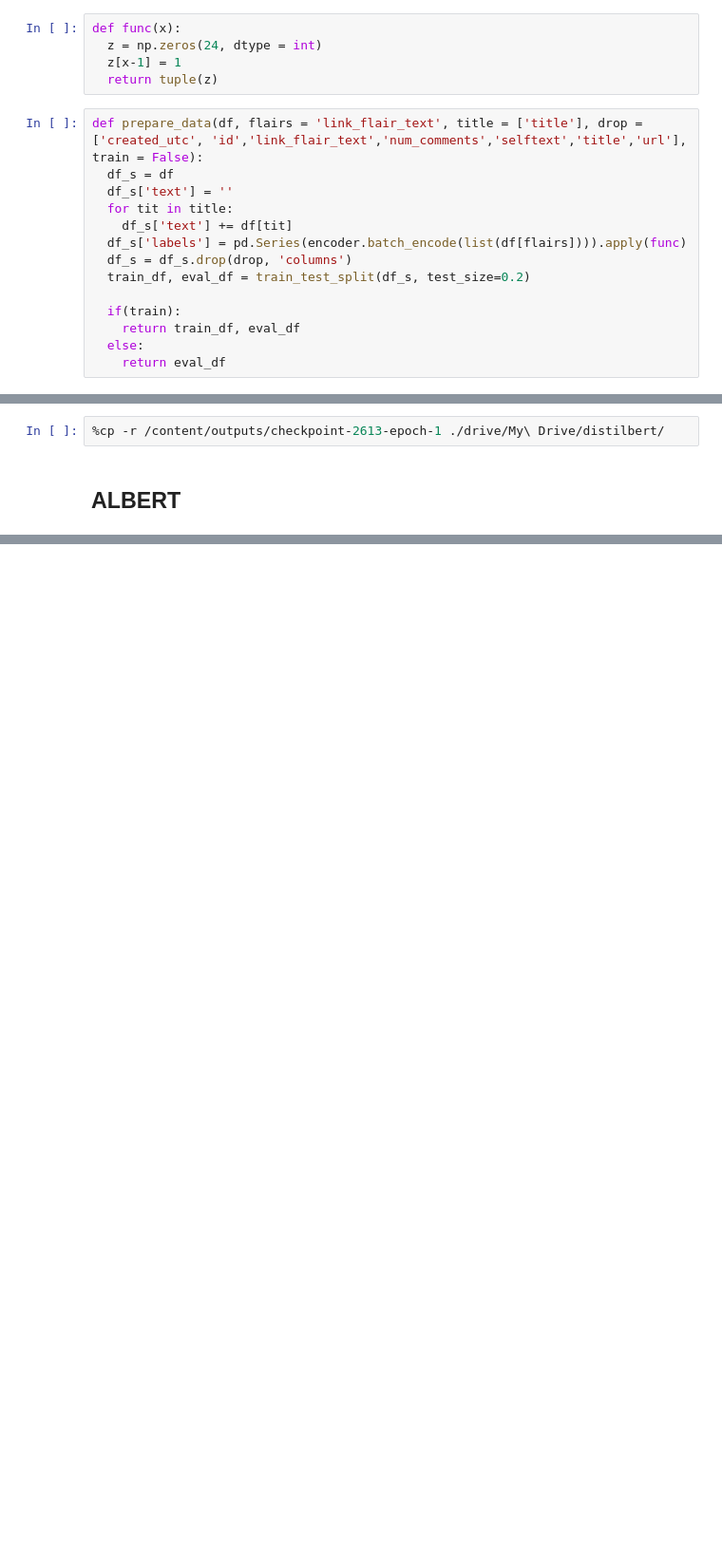
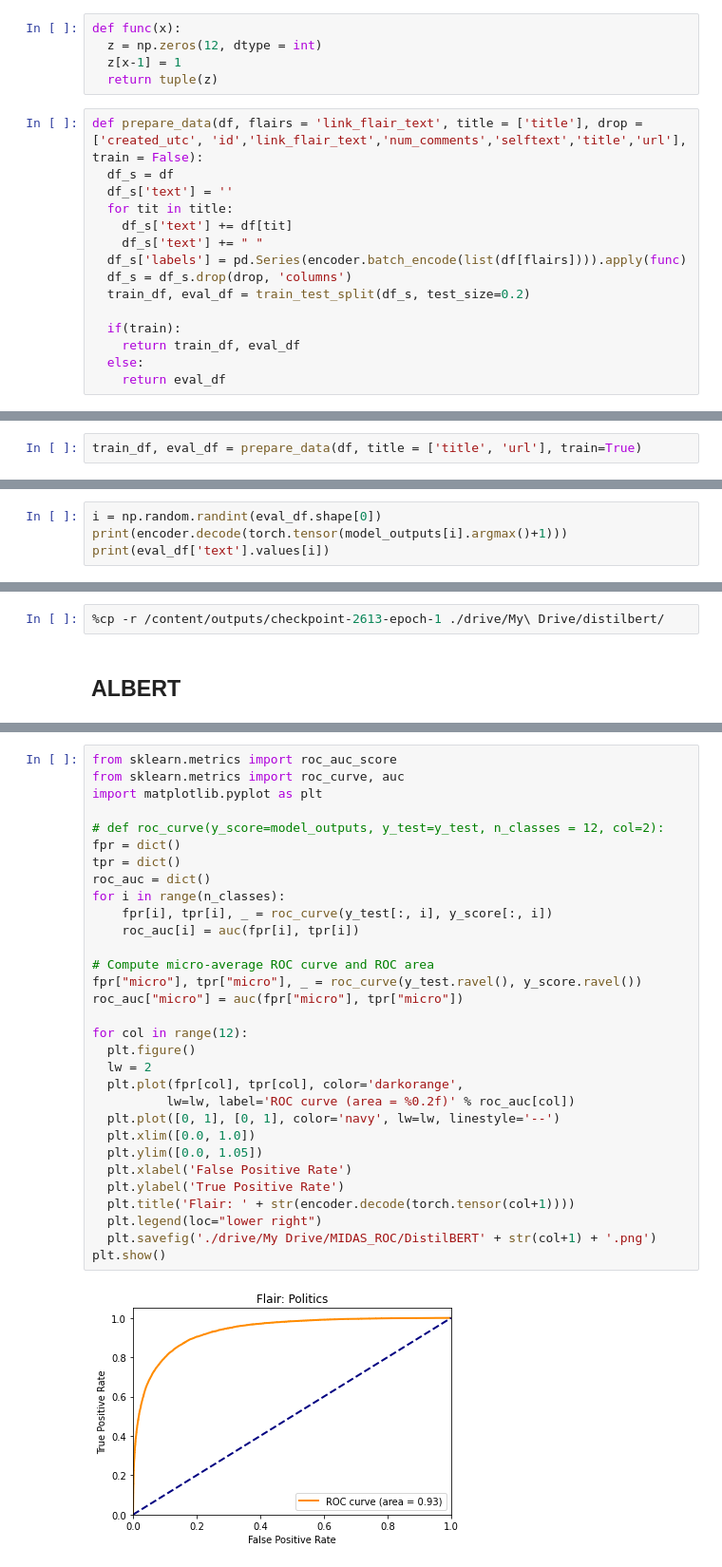
Before and after one commit to RachitBansal/RedditFlairDetector, a Jupyter notebook: 3_Modelling_DL.ipynb, the cells around one changed output, grey strips where cells are left out. Shown at 95% size. Drawn from its saved outputs; the diff is of its cells as text; blank space fills up the shorter version.

Commit message:
Final DL Modelling Notebook- Colab

```diff
--- a/3_Modelling_DL.ipynb
+++ b/3_Modelling_DL.ipynb
@@ -318,7 +313,7 @@ df = pd.read_csv('./drive/My Drive/rMIDAS.csv')
 encoder = LabelEncoder(df['link_flair_text'])
 # %%
 def func(x):
-  z = np.zeros(24, dtype = int)
+  z = np.zeros(12, dtype = int)
   z[x-1] = 1
   return tuple(z)
 # %%
@@ -327,6 +322,7 @@ def prepare_data(df, flairs = 'link_flair_text', title = ['title'], drop = ['cre
   df_s['text'] = ''
   for tit in title:
     df_s['text'] += df[tit]
+    df_s['text'] += " "
   df_s['labels'] = pd.Series(encoder.batch_encode(list(df[flairs]))).apply(func)
   df_s = df_s.drop(drop, 'columns')
   train_df, eval_df = train_test_split(df_s, test_size=0.2)
@@ -355,0 +334,2 @@ train_df.head(10)
+# %%
+train_df, eval_df = prepare_data(df, title = ['title', 'url'], train=True)
@@ -534,0 +486,4 @@ torch.save(model, './drive/My Drive/distilbert/model_robbert.pkl')
+# %%
+i = np.random.randint(eval_df.shape[0])
+print(encoder.decode(torch.tensor(model_outputs[i].argmax()+1)))
+print(eval_df['text'].values[i])
@@ -538,0 +510,33 @@ torch.save(model, './drive/My Drive/distilbert/model_robbert.pkl')
+# %%
+from sklearn.metrics import roc_auc_score
+from sklearn.metrics import roc_curve, auc
+import matplotlib.pyplot as plt
+
+# def roc_curve(y_score=model_outputs, y_test=y_test, n_classes = 12, col=2):
+fpr = dict()
+tpr = dict()
+roc_auc = dict()
+for i in range(n_classes):
+    fpr[i], tpr[i], _ = roc_curve(y_test[:, i], y_score[:, i])
+    roc_auc[i] = auc(fpr[i], tpr[i])
+
+# Compute micro-average ROC curve and ROC area
+fpr["micro"], tpr["micro"], _ = roc_curve(y_test.ravel(), y_score.ravel())
+roc_auc["micro"] = auc(fpr["micro"], tpr["micro"])
+
+for col in range(12):
+  plt.figure()
+  lw = 2
+  plt.plot(fpr[col], tpr[col], color='darkorange',
+          lw=lw, label='ROC curve (area = %0.2f)' % roc_auc[col])
+  plt.plot([0, 1], [0, 1], color='navy', lw=lw, linestyle='--')
+  plt.xlim([0.0, 1.0])
+  plt.ylim([0.0, 1.05])
+  plt.xlabel('False Positive Rate')
+  plt.ylabel('True Positive Rate')
+  plt.title('Flair: ' + str(encoder.decode(torch.tensor(col+1))))
+  plt.legend(loc="lower right")
+  plt.savefig('./drive/My Drive/MIDAS_ROC/DistilBERT' + str(col+1) + '.png')
+plt.show()
+# %% [output]
+[figure, added]
```
Also changed, not shown: parts of 50 cells of this notebook.
